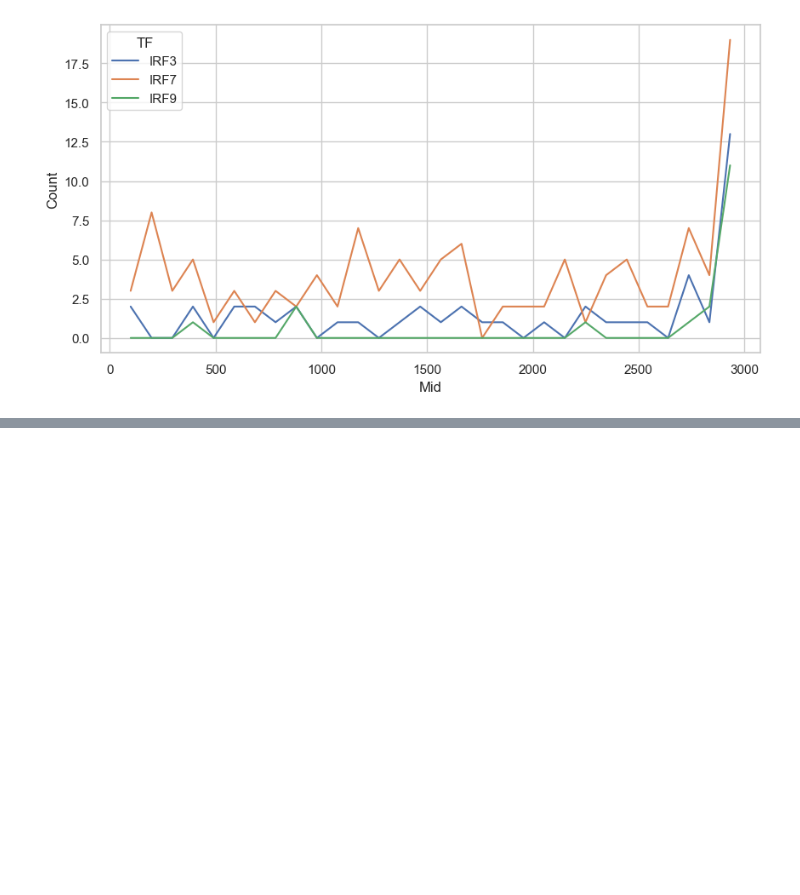
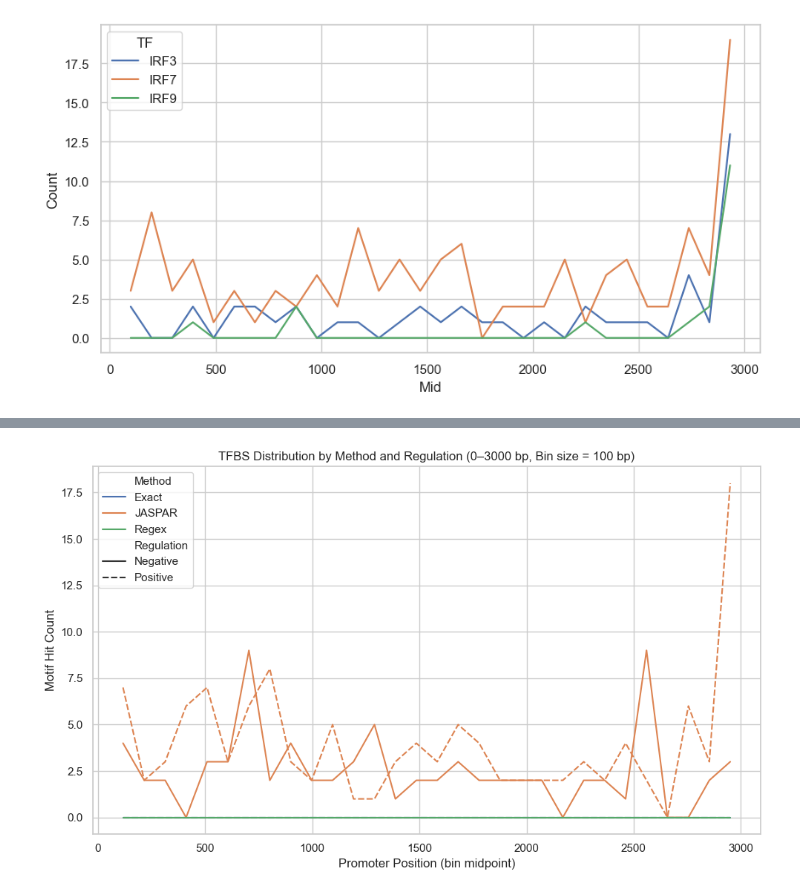
Before and after one commit to Emily3005250/TFBS-explorer, a Jupyter notebook: scripts/TFBS_explorer_human.ipynb, the cells around one changed output, grey strips where cells are left out. Drawn from its saved outputs; the diff is of its cells as text; code cells hidden in the pictures; blank space fills up the shorter version.

```diff
--- a/scripts/TFBS_explorer_human.ipynb
+++ b/scripts/TFBS_explorer_human.ipynb
@@ -868,0 +1211,16 @@ sns.lineplot(data=binned, x='', y='Count', hue='TF', markers='o')
+# %%
+## Divide the hits by Method, Regulation, Location
+df_exact_bin = df.groupby(["Method", "Regulation", "Mid"]).size().reset_index(name="Count") # Count hits and store at new created column "Count"
+
+## Generate Plot
+plt.figure(figsize=(10, 6))
+sns.lineplot(data=df_exact_bin, x="Mid", y="Count", hue="Method", style="Regulation") # Divide by Method (hue) and style (regulation)
+
+plt.title("TFBS Distribution by Method and Regulation (0–3000 bp, Bin size = 100 bp)")
+plt.xlabel("Promoter Position (bin midpoint)")
+plt.ylabel("Motif Hit Count")
+plt.grid(True)
+plt.tight_layout()
+plt.show()
+# %% [output]
+[figure, added]
```
Also changed, not shown: parts of 17 cells of this notebook, 34 other files.
